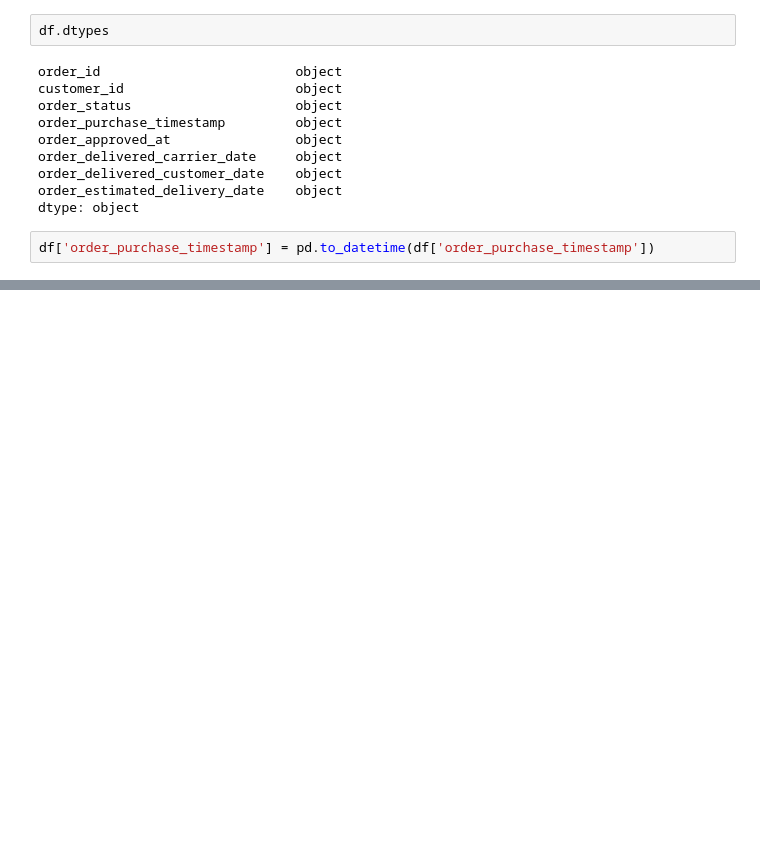
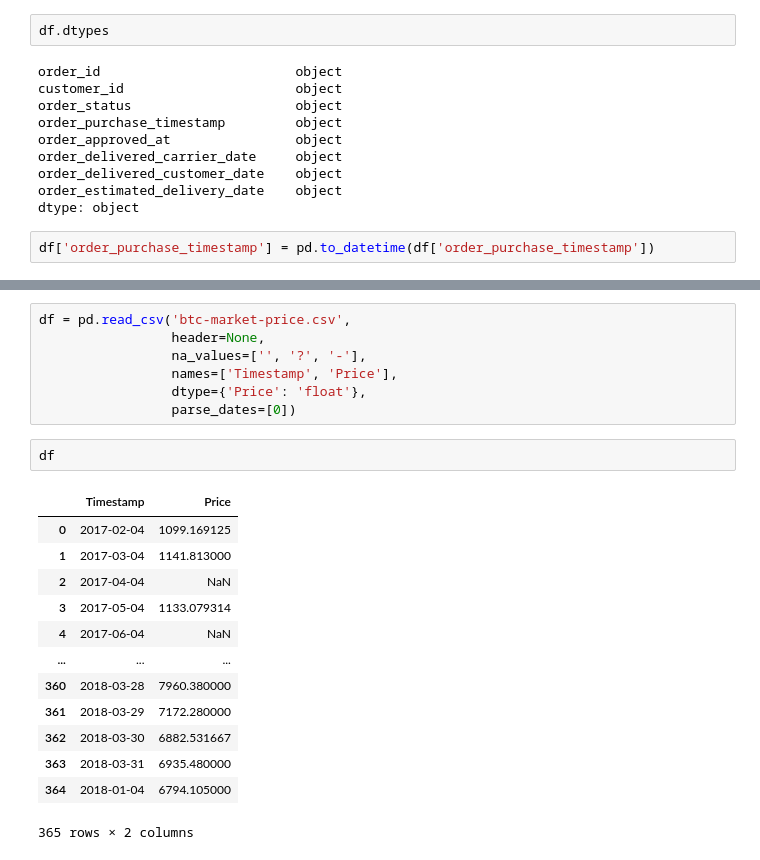
Before and after one commit to FranciniSantana/data-analysis-python-FreeCodeCamp, a Jupyter notebook: 3_Lendo_Tabela_Via_Arquivo_CSV_no_Google_Drive.ipynb, the cells around one changed output, grey strips where cells are left out. Drawn from its saved outputs; the diff is of its cells as text; blank space fills up the shorter version.

```diff
--- a/3_Lendo_Tabela_Via_Arquivo_CSV_no_Google_Drive.ipynb
+++ b/3_Lendo_Tabela_Via_Arquivo_CSV_no_Google_Drive.ipynb
@@ -140,0 +147,23 @@ df.plot() # aqui foi uma tentativa frustrada de usar o plot q aprendi em uma aul
+# %%
+df = pd.read_csv('btc-market-price.csv',
+                 header=None,
+                 na_values=['', '?', '-'],
+                 names=['Timestamp', 'Price'],
+                 dtype={'Price': 'float'},
+                 parse_dates=[0])
+# %%
+df
+# %% [output]
+|  | Timestamp | Price |
+| 0 | 2017-02-04 | 1099.169125 |
+| 1 | 2017-03-04 | 1141.813000 |
+| 2 | 2017-04-04 | NaN |
+| 3 | 2017-05-04 | 1133.079314 |
+| 4 | 2017-06-04 | NaN |
+| ... | ... | ... |
+| 360 | 2018-03-28 | 7960.380000 |
+| 361 | 2018-03-29 | 7172.280000 |
+| 362 | 2018-03-30 | 6882.531667 |
+| 363 | 2018-03-31 | 6935.480000 |
+| 364 | 2018-01-04 | 6794.105000 |
+365 rows × 2 columns
```
Also changed, not shown: parts of 5 cells of this notebook.
